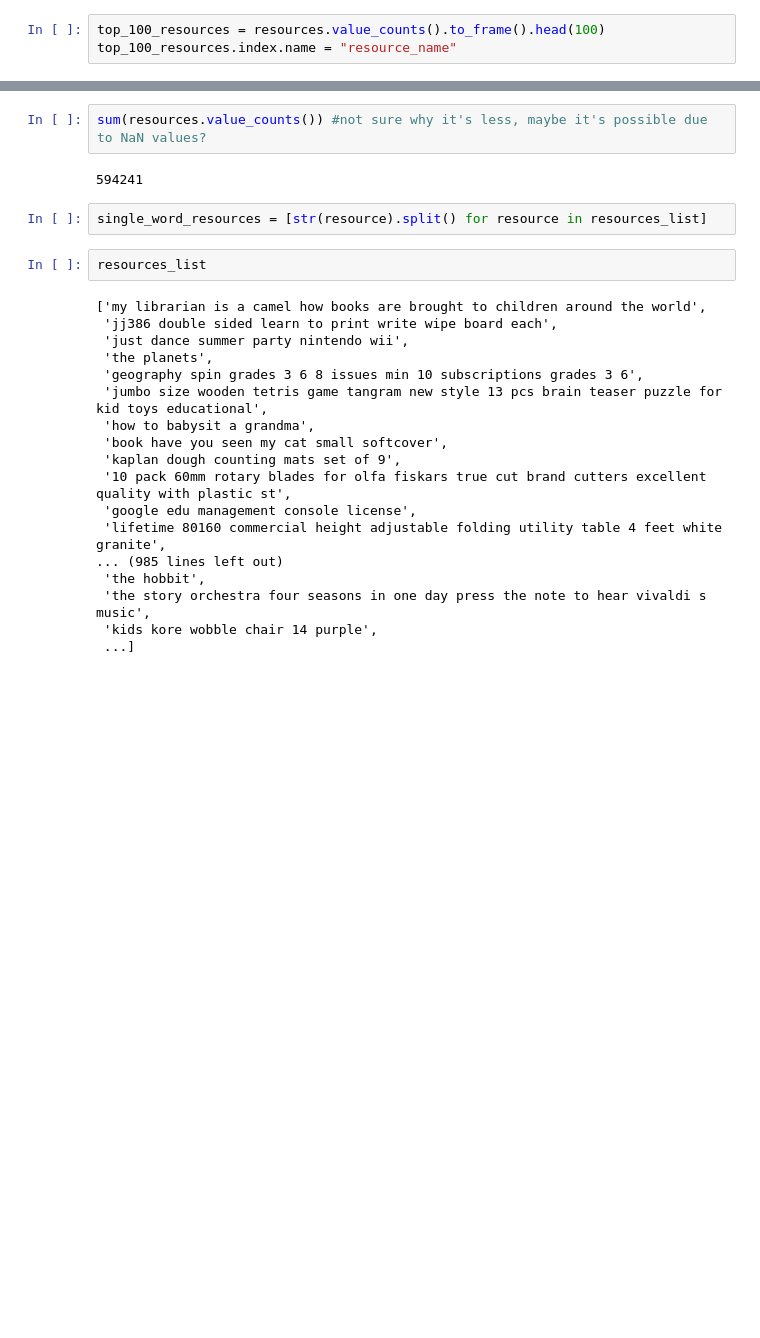
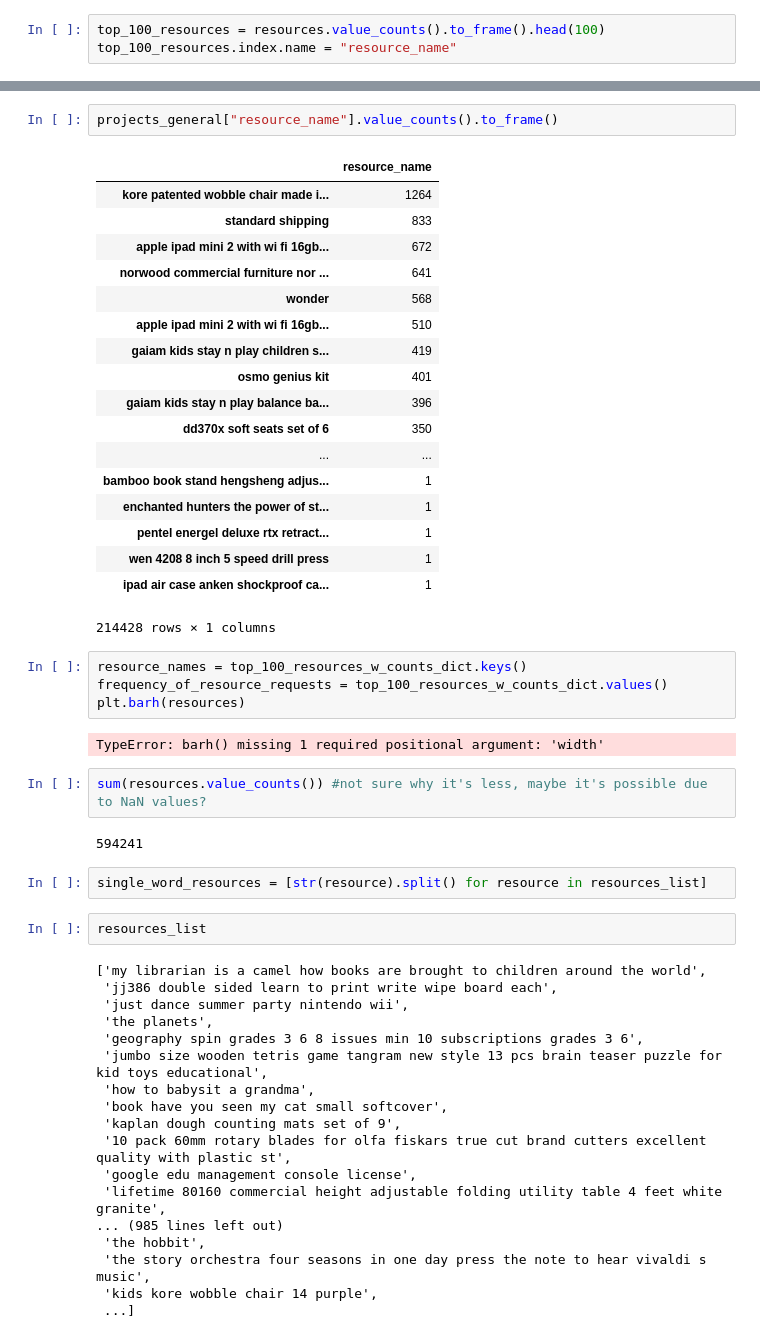
Before and after one commit to USA4UNHCR/DonorsChoose.org-Challenge, a Jupyter notebook: your_work/angela_task_3/refugee_projects_sample.ipynb, the cells around one changed output, grey strips where cells are left out. Cells and saved outputs as stored; diff of their text form; blank space fills up the shorter version.

```diff
--- a/your_work/angela_task_3/refugee_projects_sample.ipynb
+++ b/your_work/angela_task_3/refugee_projects_sample.ipynb
@@ -110,3 +127,30 @@ top_100_resources.rename(columns = {"resource_name": "count"})
+# %%
+projects_general["resource_name"].value_counts().to_frame()
+# %% [output]
+|  | resource_name |
+| kore patented wobble chair made i... | 1264 |
+| standard shipping | 833 |
+| apple ipad mini 2 with wi fi 16gb... | 672 |
+| norwood commercial furniture nor ... | 641 |
+| wonder | 568 |
+| apple ipad mini 2 with wi fi 16gb... | 510 |
+| gaiam kids stay n play children s... | 419 |
+| osmo genius kit | 401 |
+| gaiam kids stay n play balance ba... | 396 |
+| dd370x soft seats set of 6 | 350 |
+| ... | ... |
+| bamboo book stand hengsheng adjus... | 1 |
+| enchanted hunters the power of st... | 1 |
+| pentel energel deluxe rtx retract... | 1 |
+| wen 4208 8 inch 5 speed drill press | 1 |
+| ipad air case anken shockproof ca... | 1 |
+214428 rows × 1 columns
+# %%
+resource_names = top_100_resources_w_counts_dict.keys()
+frequency_of_resource_requests = top_100_resources_w_counts_dict.values()
+plt.barh(resources)
+# %% [output]
+TypeError: barh() missing 1 required positional argument: 'width'
 # %%
 sum(resources.value_counts()) #not sure why it's less, maybe it's possible due to NaN values?
 # %% [output]
```
Also changed, not shown: parts of 5 cells of this notebook.
